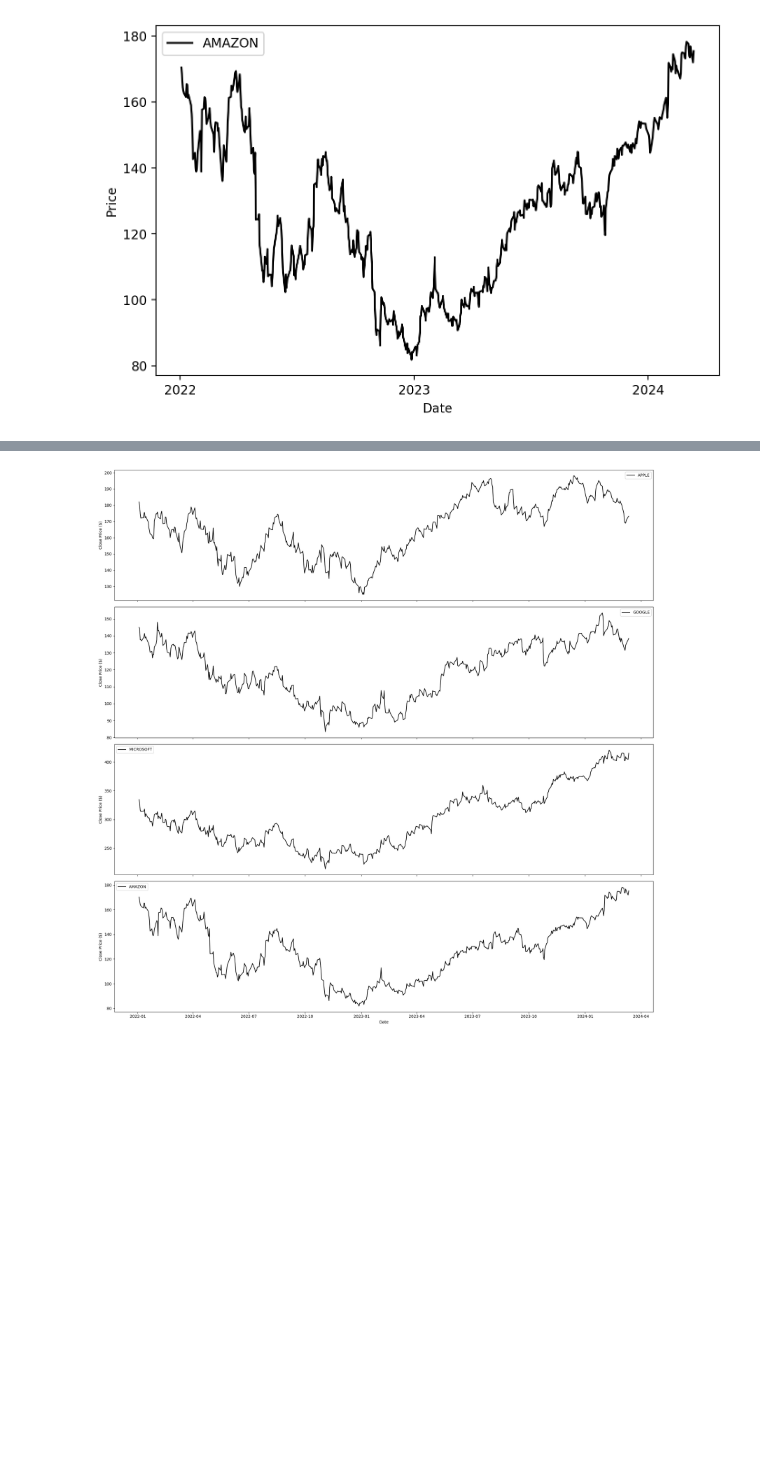
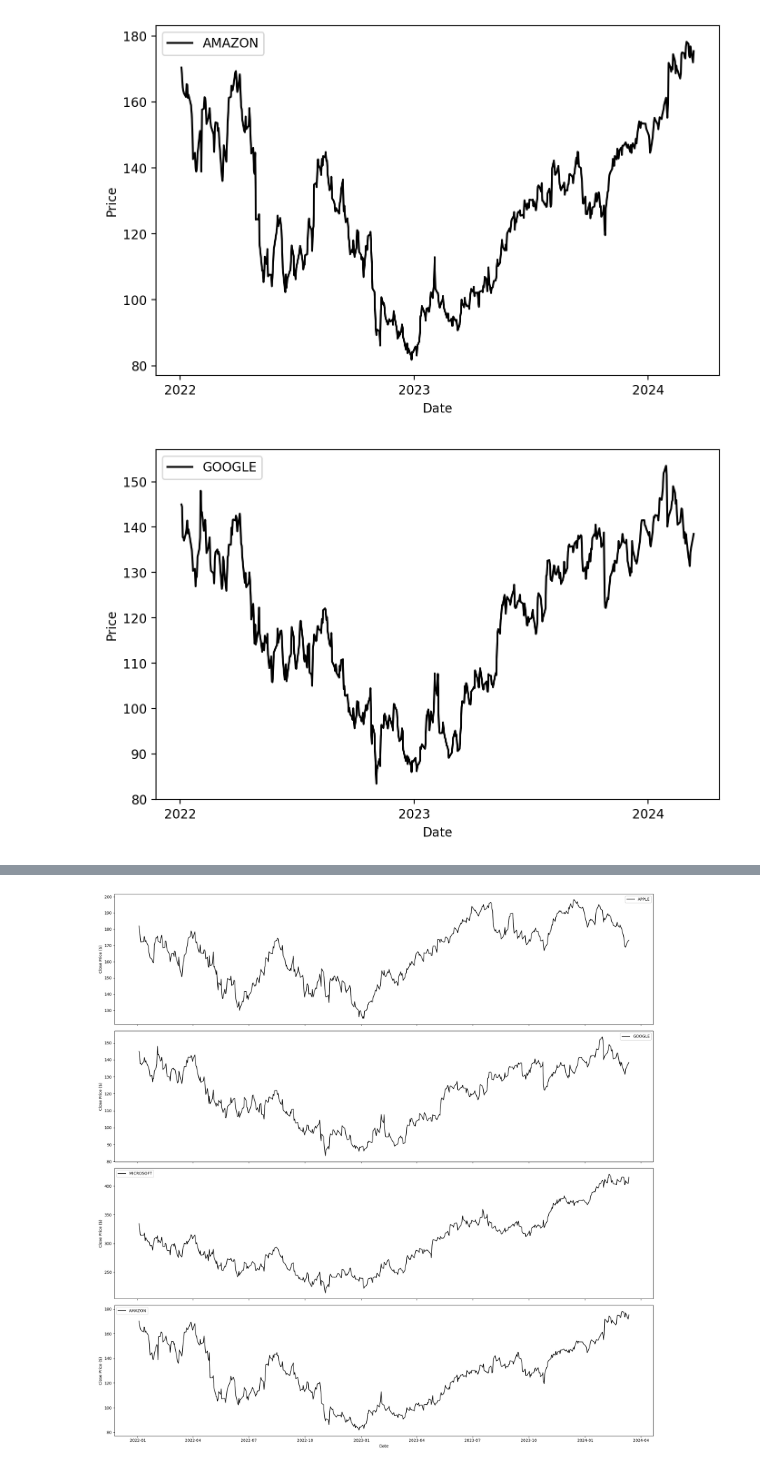
Before and after one commit to tessbreton/map565-project, a Jupyter notebook: notebooks/financial.ipynb, the cells around one changed output, grey strips where cells are left out. Cells and saved outputs as stored; diff of their text form; code cells hidden in the pictures; blank space fills up the shorter version.

```diff
--- a/notebooks/financial.ipynb
+++ b/notebooks/financial.ipynb
@@ -161,3 +161,7 @@ date
 plot_individual_stock(df=close_prices_df, name='AMAZON', year_ticks=True)
 # %% [output]
 [figure]
+# %%
+plot_individual_stock(df=close_prices_df, name='GOOGLE', year_ticks=True)
+# %% [output]
+[figure, added]
```
Also changed, not shown: parts of 11 cells of this notebook, 3 other files.
